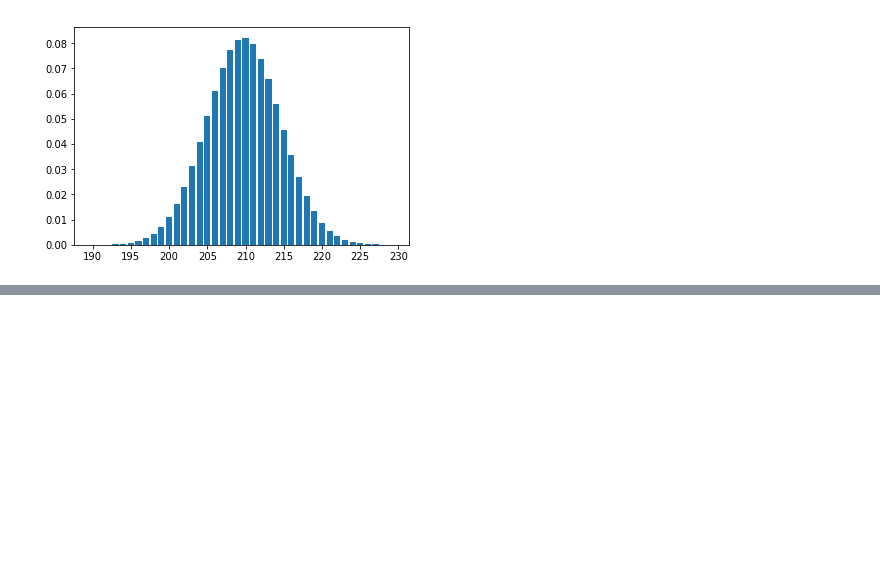
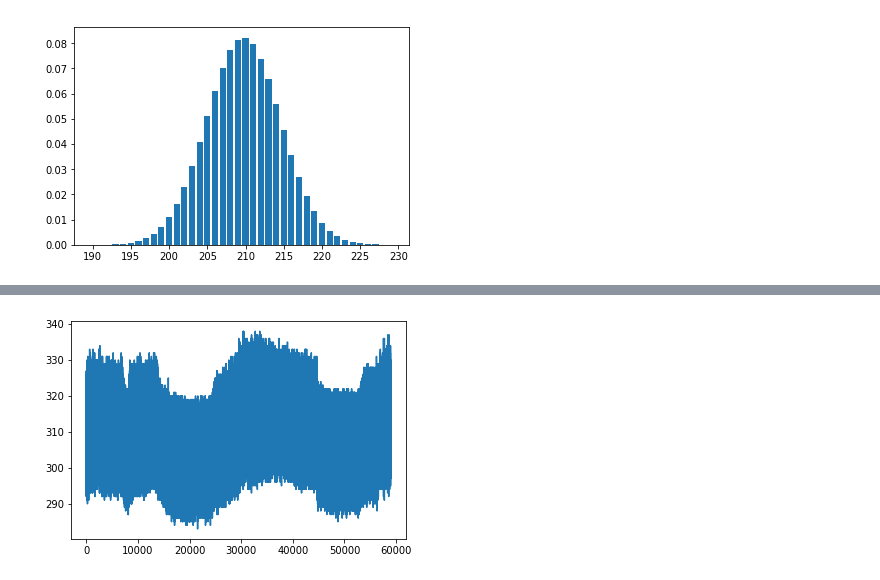
Before and after one commit to ryuichiueda/LNPR_BOOK_CODES, a Jupyter notebook: section_sensor/lidar_200.ipynb, the cells around one changed output, grey strips where cells are left out. Saved outputs shown, nothing was run; the diff lists cells and outputs as text; code cells hidden in the pictures; blank space fills up the shorter version.

```diff
--- a/section_sensor/lidar_200.ipynb
+++ b/section_sensor/lidar_200.ipynb
@@ -219,0 +225,5 @@ plt.show()
+# %%
+data.ir.plot()
+plt.show()
+# %% [output]
+[figure, added]
```
Also changed, not shown: parts of 3 cells of this notebook, 10 other files.
